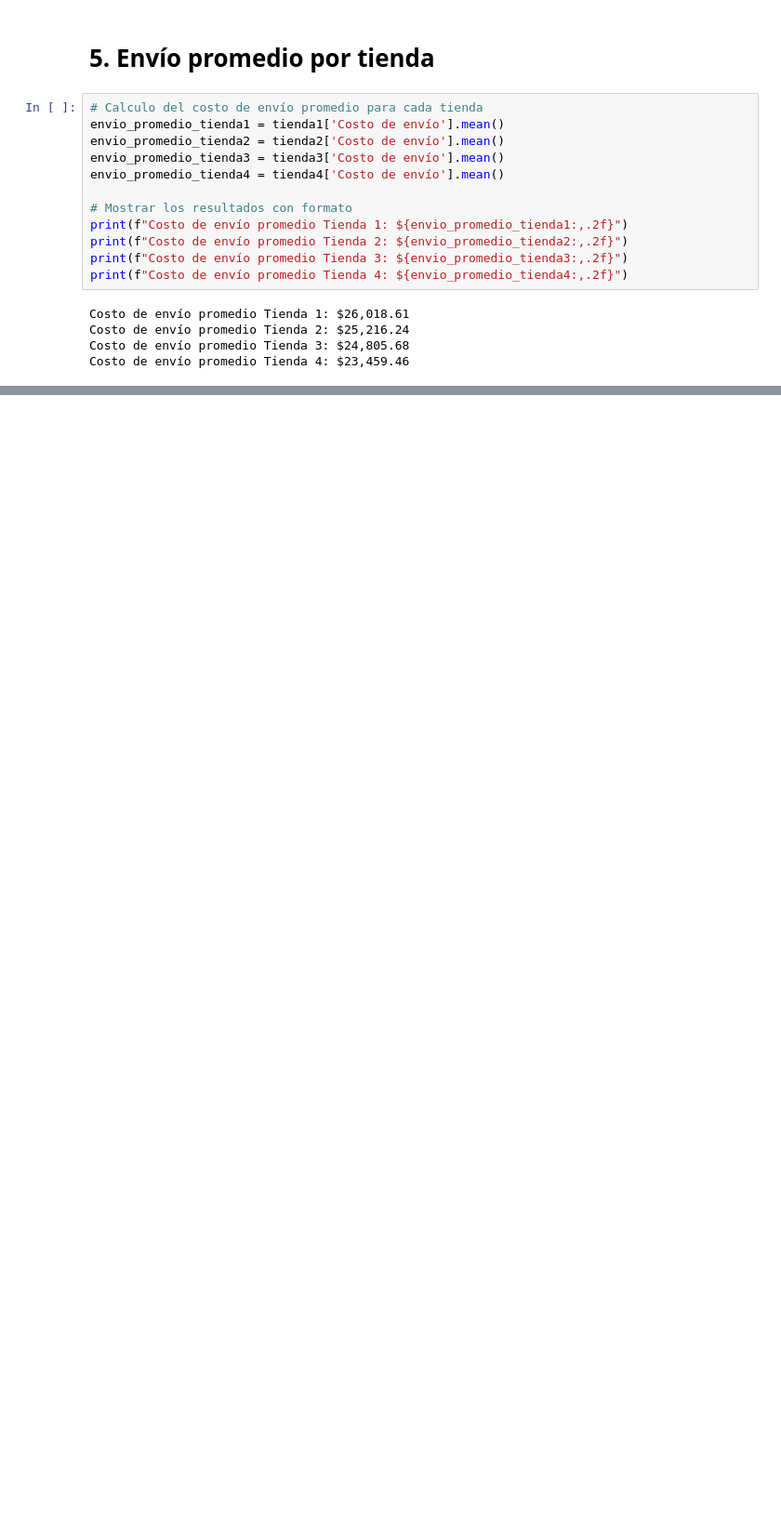
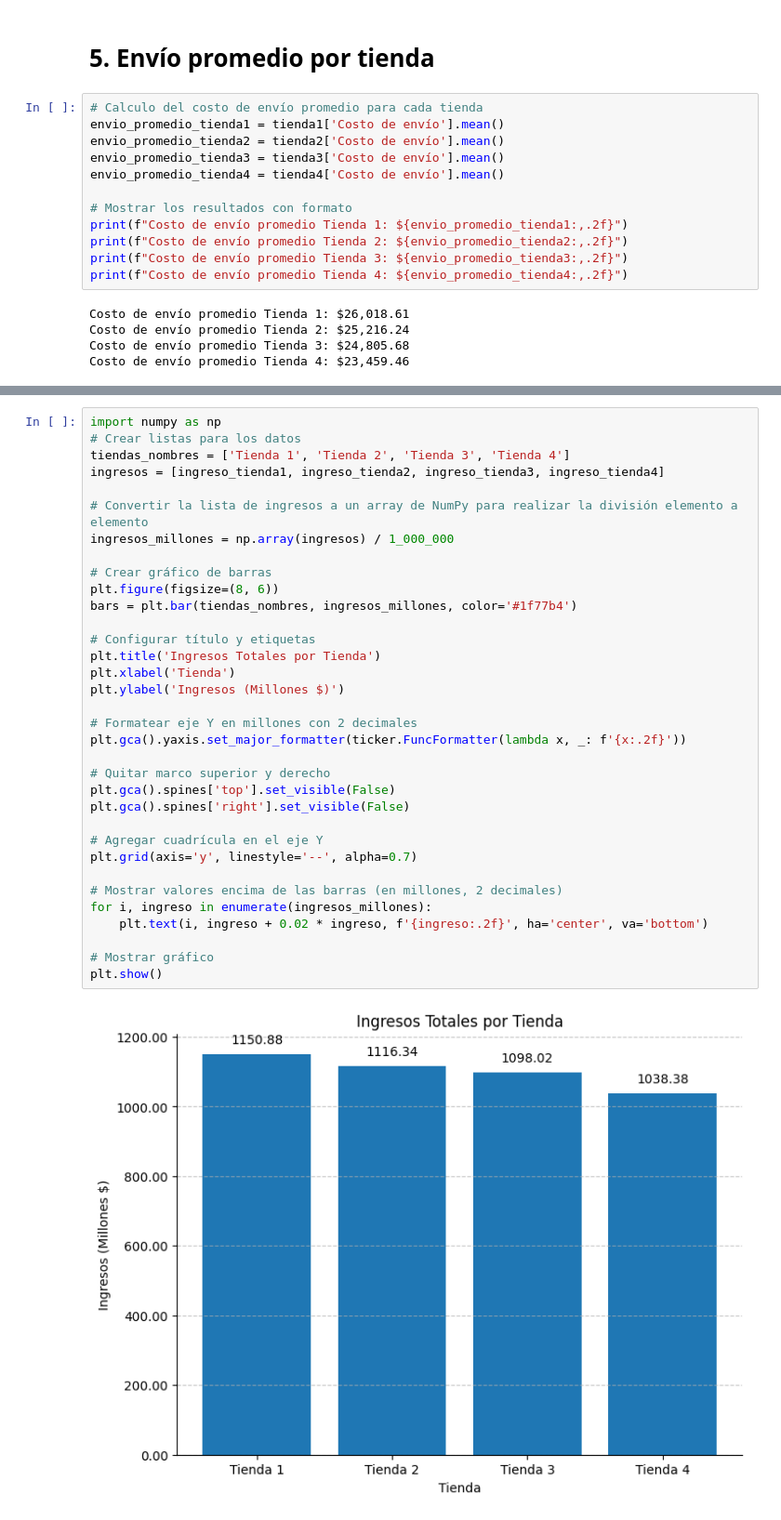
Before and after one commit to Fernando-Falla/Challenge_Alura-Store, a Jupyter notebook: AluraStoreLatam.ipynb, the cells around one changed output, grey strips where cells are left out. Shown at 93% size. Cells and saved outputs as stored; diff of their text form; blank space fills up the shorter version.

```diff
--- a/AluraStoreLatam.ipynb
+++ b/AluraStoreLatam.ipynb
@@ -289,0 +422,36 @@ Costo de envío promedio Tienda 4: $23,459.46
+# %%
+import numpy as np
+# Crear listas para los datos
+tiendas_nombres = ['Tienda 1', 'Tienda 2', 'Tienda 3', 'Tienda 4']
+ingresos = [ingreso_tienda1, ingreso_tienda2, ingreso_tienda3, ingreso_tienda4]
+
+# Convertir la lista de ingresos a un array de NumPy para realizar la división elemento a elemento
+ingresos_millones = np.array(ingresos) / 1_000_000
+
+# Crear gráfico de barras
+plt.figure(figsize=(8, 6))
+bars = plt.bar(tiendas_nombres, ingresos_millones, color='#1f77b4')
+
+# Configurar título y etiquetas
+plt.title('Ingresos Totales por Tienda')
+plt.xlabel('Tienda')
+plt.ylabel('Ingresos (Millones $)')
+
+# Formatear eje Y en millones con 2 decimales
+plt.gca().yaxis.set_major_formatter(ticker.FuncFormatter(lambda x, _: f'{x:.2f}'))
+
+# Quitar marco superior y derecho
+plt.gca().spines['top'].set_visible(False)
+plt.gca().spines['right'].set_visible(False)
+
+# Agregar cuadrícula en el eje Y
+plt.grid(axis='y', linestyle='--', alpha=0.7)
+
+# Mostrar valores encima de las barras (en millones, 2 decimales)
+for i, ingreso in enumerate(ingresos_millones):
+    plt.text(i, ingreso + 0.02 * ingreso, f'{ingreso:.2f}', ha='center', va='bottom')
+
+# Mostrar gráfico
+plt.show()
+# %% [output]
+[figure, added]
```
Also changed, not shown: parts of 19 cells of this notebook.
